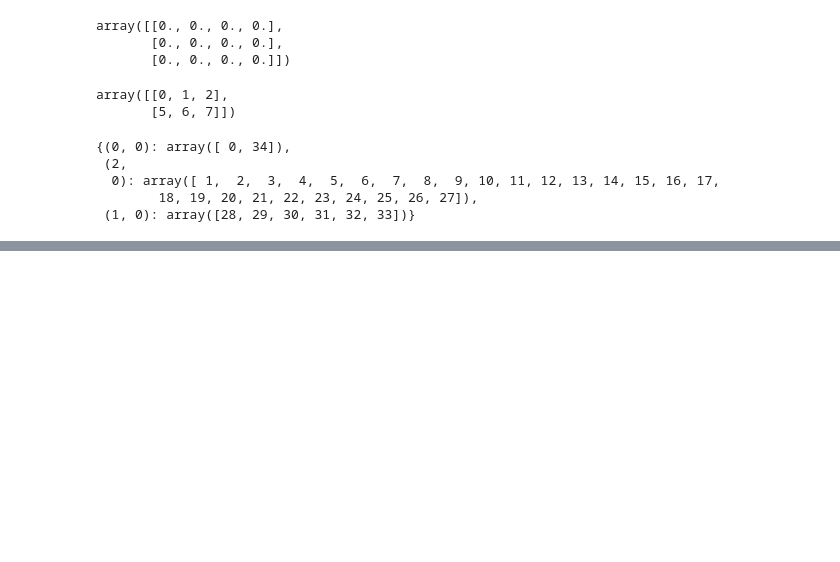
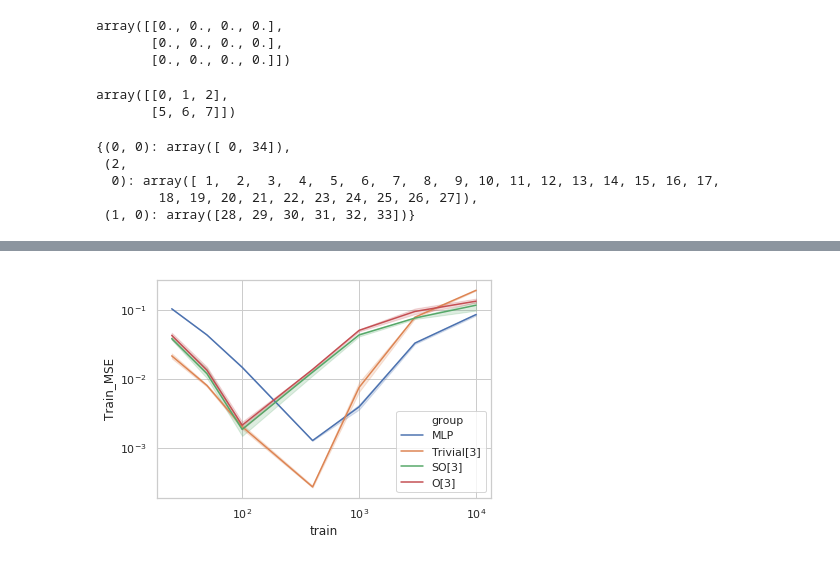
Before and after one commit to mfinzi/equivariant-MLP, a Jupyter notebook: emlp_toy.ipynb, the cells around one changed output, grey strips where cells are left out. Drawn from its saved outputs; the diff is of its cells as text; code cells hidden in the pictures; blank space fills up the shorter version.

```diff
--- a/emlp_toy.ipynb
+++ b/emlp_toy.ipynb
@@ -440,0 +464,6 @@ tensor_indices_dict((T(0)+3*T(2)+2*T(1)+T(0))(SO(3)))
+# %%
+sns.lineplot(data=df_i,x='train',y='Train_MSE',hue='group')
+plt.yscale('log')
+plt.xscale('log')
+# %% [output]
+[figure, added]
```
Also changed, not shown: parts of 33 cells of this notebook.
